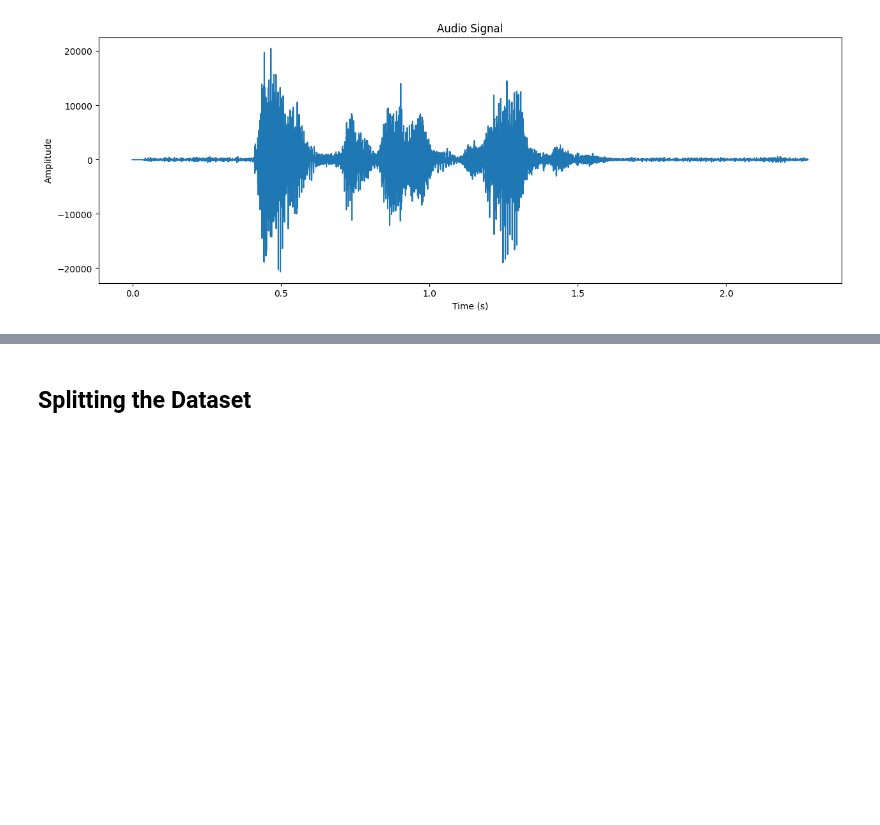
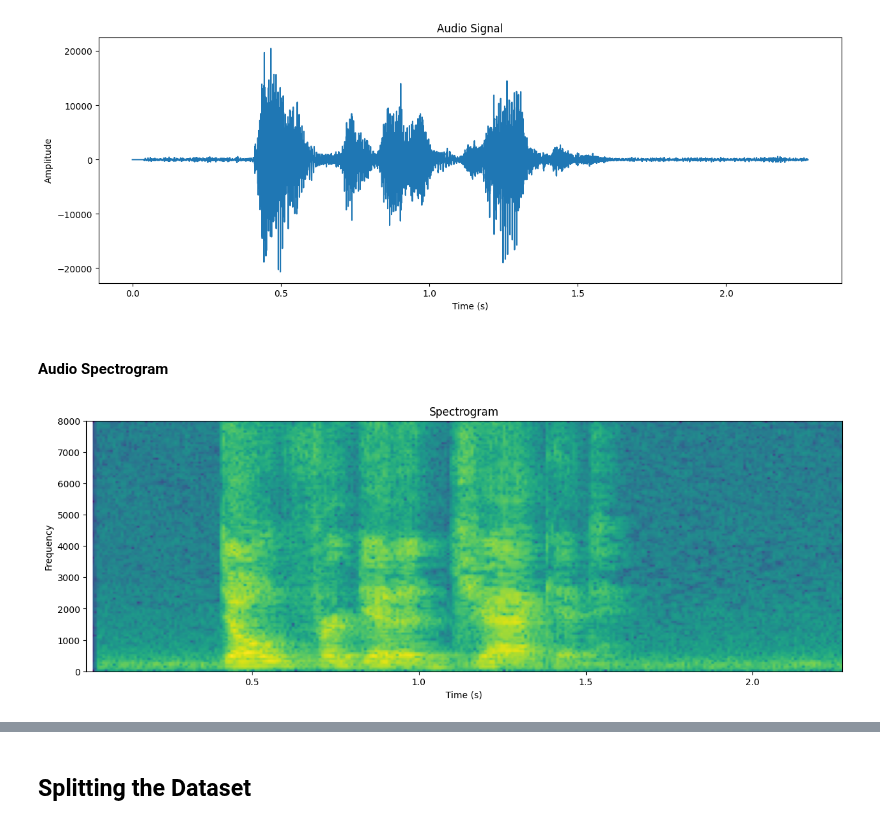
Before and after one commit to yousefkotp/Speech-Emotion-Recognition, a Jupyter notebook: main.ipynb, the cells around one changed output, grey strips where cells are left out. Drawn from its saved outputs; the diff is of its cells as text; code cells hidden in the pictures; blank space fills up the shorter version.

Commit message:
Added audio visualization

```diff
--- a/main.ipynb
+++ b/main.ipynb
@@ -76,6 +80,23 @@ def calculateMelSpectogram(audioPath, n_fft, hopSize, n_mels):
         mel_spec_db = mel_spec_db - mel_spec_db.min()
     return mel_spec_db
 
+def plotMelSpectogram(audioPath, n_fft, hopSize, n_mels):
+    mel_spec_db = calculateMelSpectogram(audioPath, n_fft, hopSize, n_mels)
+    plt.figure(figsize=(15, 5))
+    plt.imshow(mel_spec_db, origin='lower', aspect='auto', cmap='viridis')
+    plt.xlabel('Time (s)')
+    plt.ylabel('Frequency')
+    plt.title('Mel Spectrogram')
+    plt.show()
+
+def plotSpectrogram(audioPath, time):
+    audio, sr = librosa.load(audioPath, sr=None)# we can make mono = True to convert it to 1 channel only
+    plt.figure(figsize=(15, 5))
+    plt.specgram(audio, Fs=sr)
+    plt.xlabel('Time (s)')
+    plt.ylabel('Frequency')
+    plt.title('Spectrogram')
+    plt.show()
 
 def plotSignal(signal, time):
     plt.figure(figsize=(15, 5))
@@ -101,2 +128,8 @@ playAudio(files[0])
 # %% [output]
 [figure]
+# %% [markdown]
+#### Audio Spectrogram
+# %%
+plotSpectrogram(files[0], audioTime)
+# %% [output]
+[figure, added]
```
Also changed, not shown: parts of 6 cells of this notebook.
